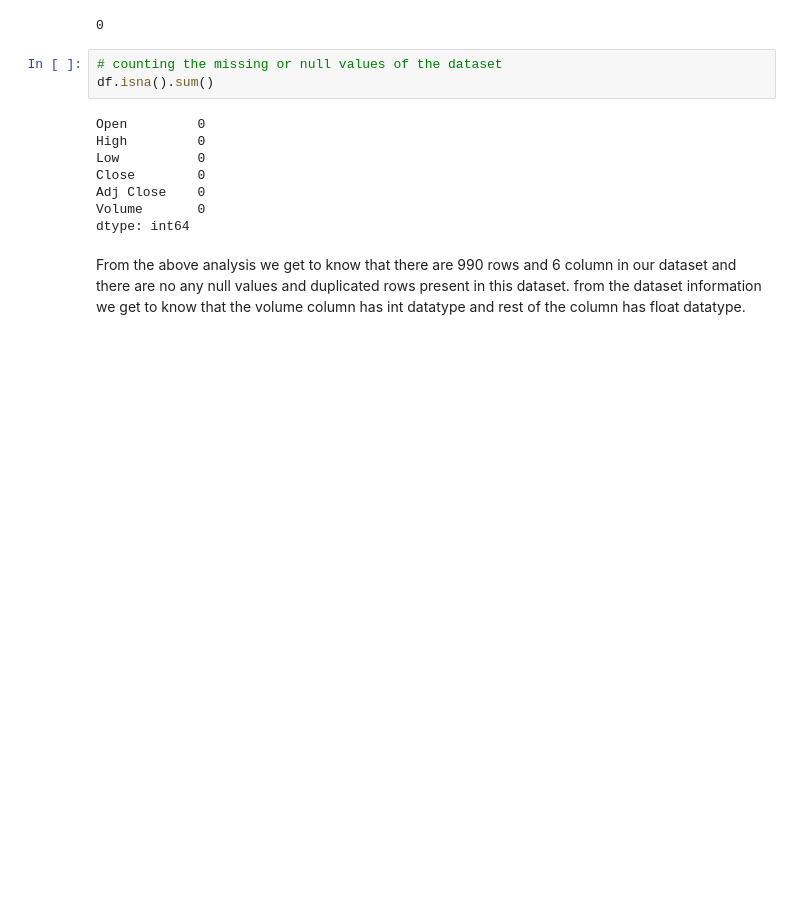
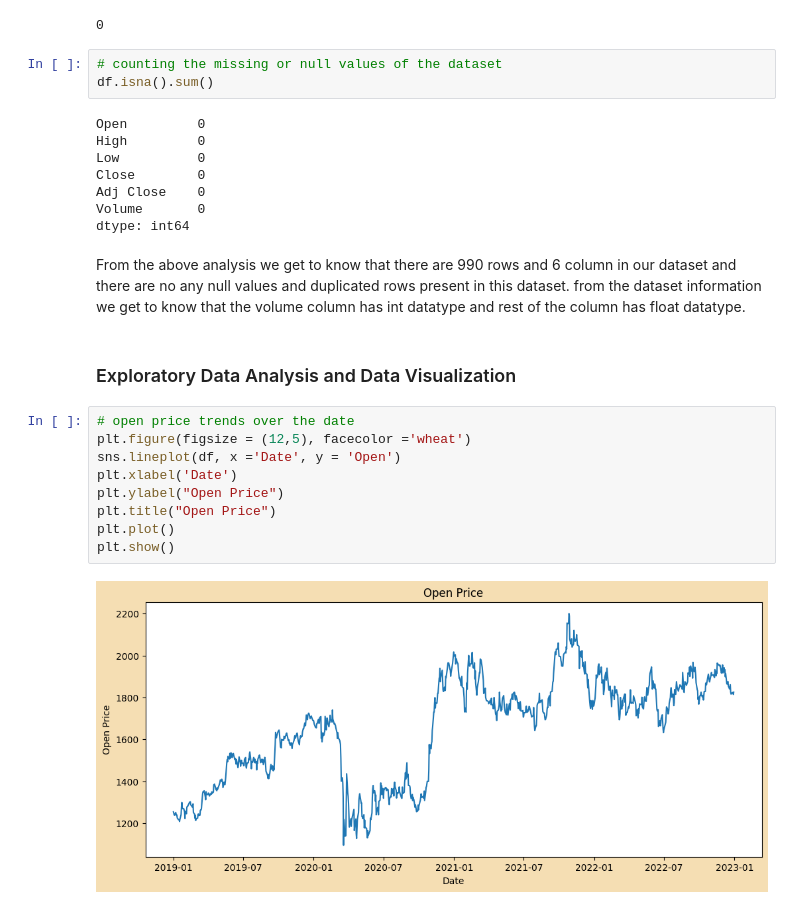
Before and after one commit to hmarathe420/Kotak_Mahindra_Bank_Stock_Price_Prediction, a Jupyter notebook: Kotak_Mahindra_Bank_Stock_Price_Prediction.ipynb, the cells around one changed output. Drawn from its saved outputs; the diff is of its cells as text; blank space fills up the shorter version.

Commit message:
Exploratory Data Analysis and Data Visualization.

```diff
--- a/Kotak_Mahindra_Bank_Stock_Price_Prediction.ipynb
+++ b/Kotak_Mahindra_Bank_Stock_Price_Prediction.ipynb
@@ -119,3 +119,16 @@ Volume       0
 dtype: int64
 # %% [markdown]
 From the above analysis we get to know that there are 990 rows and 6 column in our dataset and there are no any null values and duplicated rows present in this dataset. from the dataset information we get to know that the volume column has int datatype and rest of the column has float datatype.
+# %% [markdown]
+### Exploratory Data Analysis and Data Visualization
+# %%
+# open price trends over the date
+plt.figure(figsize = (12,5), facecolor ='wheat')
+sns.lineplot(df, x ='Date', y = 'Open')
+plt.xlabel('Date')
+plt.ylabel("Open Price")
+plt.title("Open Price")
+plt.plot()
+plt.show()
+# %% [output]
+[figure, added]
```
Also changed, not shown: parts of 13 cells of this notebook.
